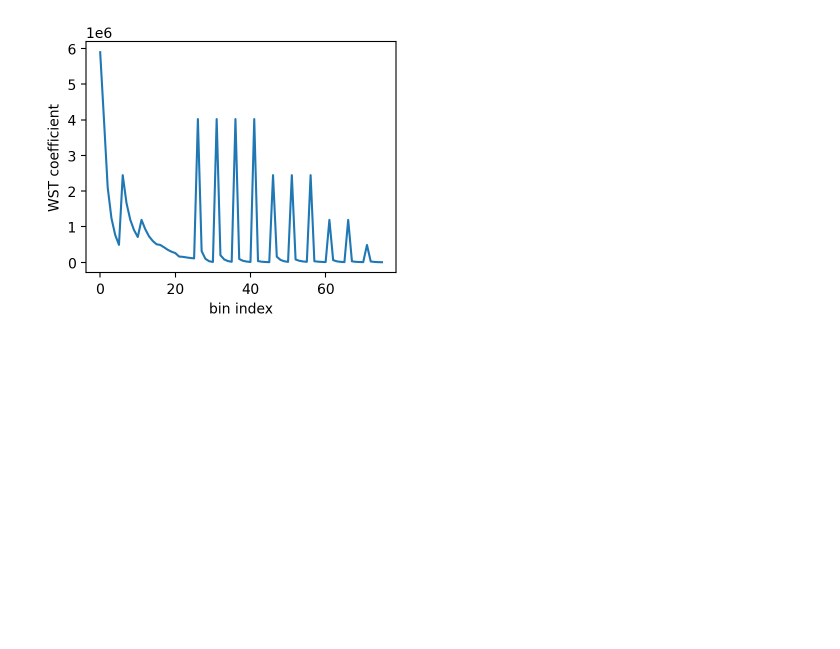
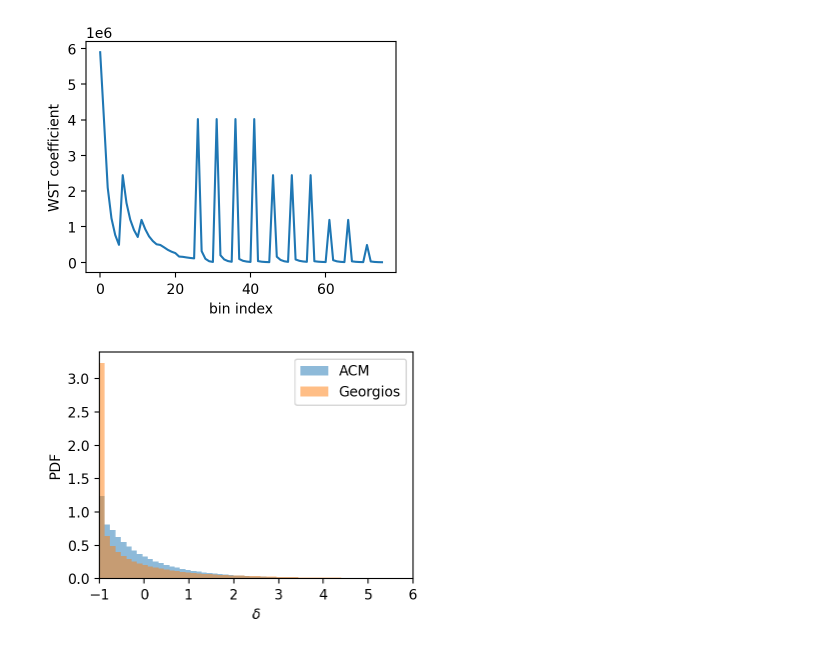
Before and after one commit to epaillas/acm, a Jupyter notebook: scripts/emc/measurements/nb/wst_figures.ipynb, the cells around one changed output. Saved outputs shown, nothing was run; the diff lists cells and outputs as text; code cells hidden in the pictures; blank space fills up the shorter version.

Commit message:
WST mesh validation -- found mismatch

```diff
--- a/scripts/emc/measurements/nb/wst_figures.ipynb
+++ b/scripts/emc/measurements/nb/wst_figures.ipynb
@@ -19,3 +19,29 @@ ax.set_ylabel('WST coefficient')
 plt.show()
 # %% [output]
 [figure]
+# %%
+import numpy as np
+import matplotlib.pyplot as plt
+%matplotlib inline
+%config InlineBackend.figure_format = 'retina'
+
+mesh_acm = np.load('/pscratch/sd/e/epaillas/emc/debug/abacus/raw_measurements/base_estimator/c000_ph000/seed0/delta_mesh_c000_hod008.npy')
+mesh_acm[mesh_acm > 5] = np.nan
+
+mesh_georgios = np.load('/pscratch/sd/g/gvalogia/density_200_CIC.npy').reshape(-1)
+mesh_georgios[mesh_georgios > 5] = np.nan
+
+fig, ax = plt.subplots(figsize=(4, 3))
+
+ax.hist(mesh_acm, bins=50, alpha=0.5, label='ACM', density=True)
+ax.hist(mesh_georgios, bins=50, alpha=0.5, label='Georgios', density=True)
+
+ax.legend()
+ax.set_xlabel(r'$\delta$')
+ax.set_ylabel('PDF')
+ax.set_xlim(-1, 6)
+plt.tight_layout()
+plt.savefig('mesh_comparison.pdf')
+plt.show()
+# %% [output]
+[figure, added]
```
